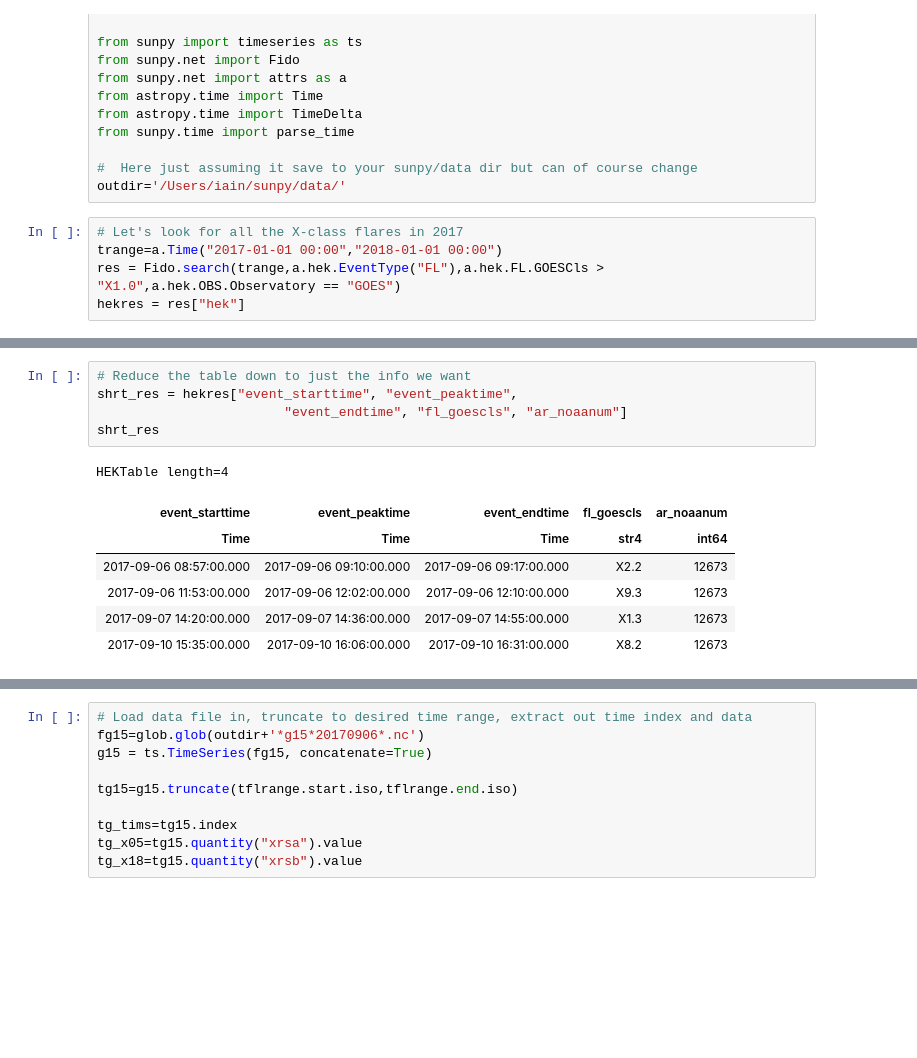
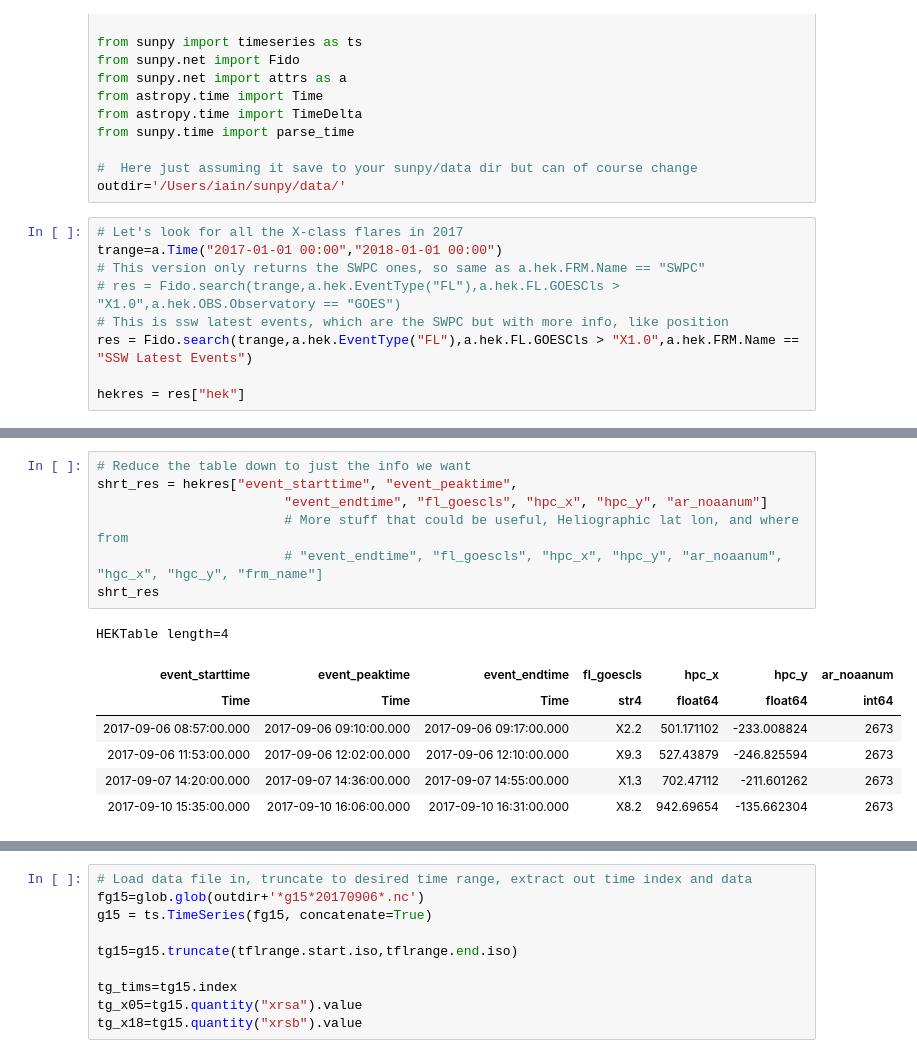
Before and after one commit to ianan/xrs_example, a Jupyter notebook: hek_xrs15_example.ipynb, the cells around one changed output, grey strips where cells are left out. Saved outputs shown, nothing was run; the diff lists cells and outputs as text; blank space fills up the shorter version.

```diff
--- a/hek_xrs15_example.ipynb
+++ b/hek_xrs15_example.ipynb
@@ -28,7 +29,11 @@ outdir='/Users/iain/sunpy/data/'
 # %%
 # Let's look for all the X-class flares in 2017
 trange=a.Time("2017-01-01 00:00","2018-01-01 00:00")
-res = Fido.search(trange,a.hek.EventType("FL"),a.hek.FL.GOESCls > "X1.0",a.hek.OBS.Observatory == "GOES")
+# This version only returns the SWPC ones, so same as a.hek.FRM.Name == "SWPC"
+# res = Fido.search(trange,a.hek.EventType("FL"),a.hek.FL.GOESCls > "X1.0",a.hek.OBS.Observatory == "GOES")
+# This is ssw latest events, which are the SWPC but with more info, like position
+res = Fido.search(trange,a.hek.EventType("FL"),a.hek.FL.GOESCls > "X1.0",a.hek.FRM.Name == "SSW Latest Events")
+
 hekres = res["hek"]
 # %%
 #  Four X-class flares in 2017 and lot's of info in the HEK about them
@@ -44,16 +49,18 @@ HEKTable length=4
 # %%
 # Reduce the table down to just the info we want
 shrt_res = hekres["event_starttime", "event_peaktime",
-                        "event_endtime", "fl_goescls", "ar_noaanum"]
+                        "event_endtime", "fl_goescls", "hpc_x", "hpc_y", "ar_noaanum"]
+                        # More stuff that could be useful, Heliographic lat lon, and where from
+                        # "event_endtime", "fl_goescls", "hpc_x", "hpc_y", "ar_noaanum", "hgc_x", "hgc_y", "frm_name"]
 shrt_res
 # %% [output]
 HEKTable length=4
-| event_starttime | event_peaktime | event_endtime | fl_goescls | ar_noaanum |
-| Time | Time | Time | str4 | int64 |
-| 2017-09-06 08:57:00.000 | 2017-09-06 09:10:00.000 | 2017-09-06 09:17:00.000 | X2.2 | 12673 |
-| 2017-09-06 11:53:00.000 | 2017-09-06 12:02:00.000 | 2017-09-06 12:10:00.000 | X9.3 | 12673 |
-| 2017-09-07 14:20:00.000 | 2017-09-07 14:36:00.000 | 2017-09-07 14:55:00.000 | X1.3 | 12673 |
-| 2017-09-10 15:35:00.000 | 2017-09-10 16:06:00.000 | 2017-09-10 16:31:00.000 | X8.2 | 12673 |
+| event_starttime | event_peaktime | event_endtime | fl_goescls | hpc_x | hpc_y | ar_noaanum |
+| Time | Time | Time | str4 | float64 | float64 | int64 |
+| 2017-09-06 08:57:00.000 | 2017-09-06 09:10:00.000 | 2017-09-06 09:17:00.000 | X2.2 | 501.171102 | -233.008824 | 2673 |
+| 2017-09-06 11:53:00.000 | 2017-09-06 12:02:00.000 | 2017-09-06 12:10:00.000 | X9.3 | 527.43879 | -246.825594 | 2673 |
+| 2017-09-07 14:20:00.000 | 2017-09-07 14:36:00.000 | 2017-09-07 14:55:00.000 | X1.3 | 702.47112 | -211.601262 | 2673 |
+| 2017-09-10 15:35:00.000 | 2017-09-10 16:06:00.000 | 2017-09-10 16:31:00.000 | X8.2 | 942.69654 | -135.662304 | 2673 |
 # %%
 # Now get the XRS data for the second flare (first missing in G15 data)
 # Want data for +/-10 mins of flare, using astopy time to do this (easier sunpy way?)
```
Also changed, not shown: parts of 11 cells of this notebook.
